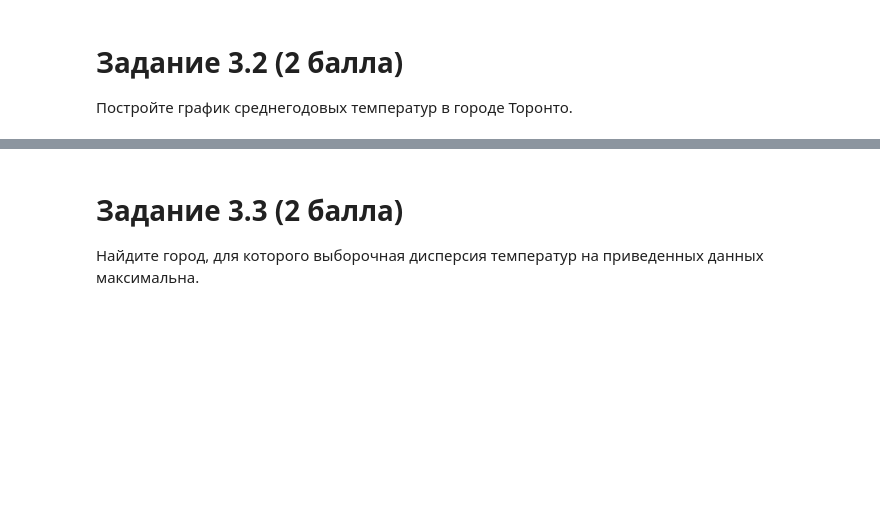
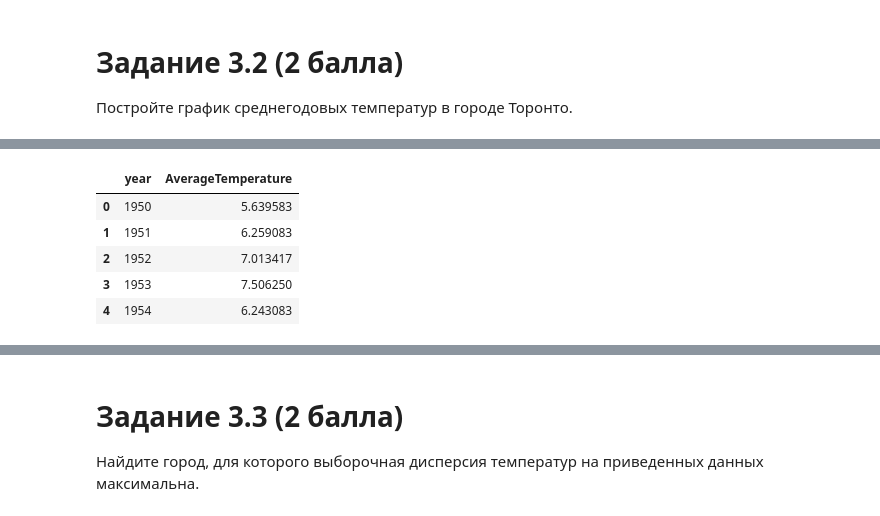
Before and after one commit to AirisFiorentini/Python-for-Data-Analysis, a Jupyter notebook: Task_3.ipynb, the cells around one changed output, grey strips where cells are left out. Cells and saved outputs as stored; diff of their text form; code cells hidden in the pictures; blank space fills up the shorter version.

```diff
--- a/Task_3.ipynb
+++ b/Task_3.ipynb
@@ -32,0 +69,13 @@ df.head()
+# %%
+import seaborn as sns
+
+df_new["year"] = df_new["dt"].dt.year  # add a column for year
+average_temperature_by_year = df_new[df_new.City == "Toronto"].groupby('year').AverageTemperature.mean().reset_index()
+average_temperature_by_year.head()
+# %% [output]
+|  | year | AverageTemperature |
+| 0 | 1950 | 5.639583 |
+| 1 | 1951 | 6.259083 |
+| 2 | 1952 | 7.013417 |
+| 3 | 1953 | 7.506250 |
+| 4 | 1954 | 6.243083 |
```
Also changed, not shown: parts of 5 cells of this notebook, 1 other file.
